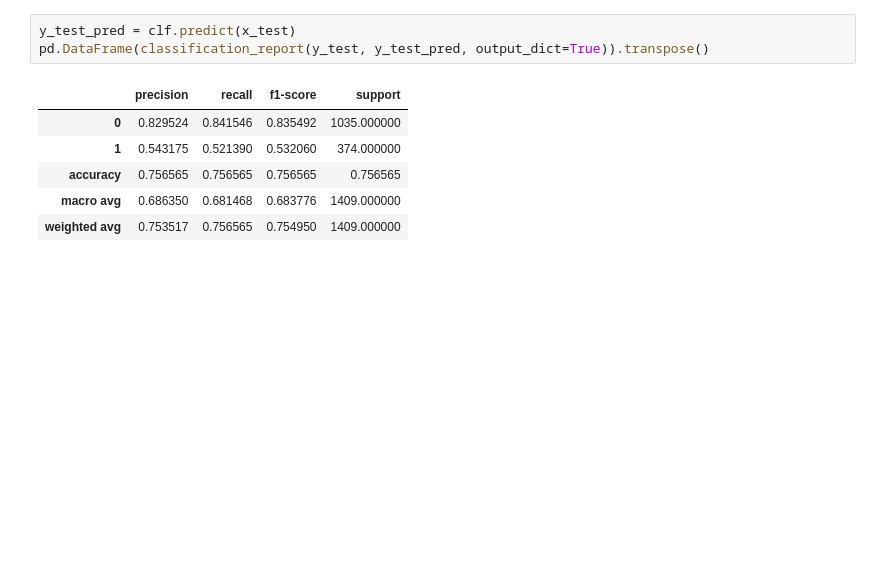
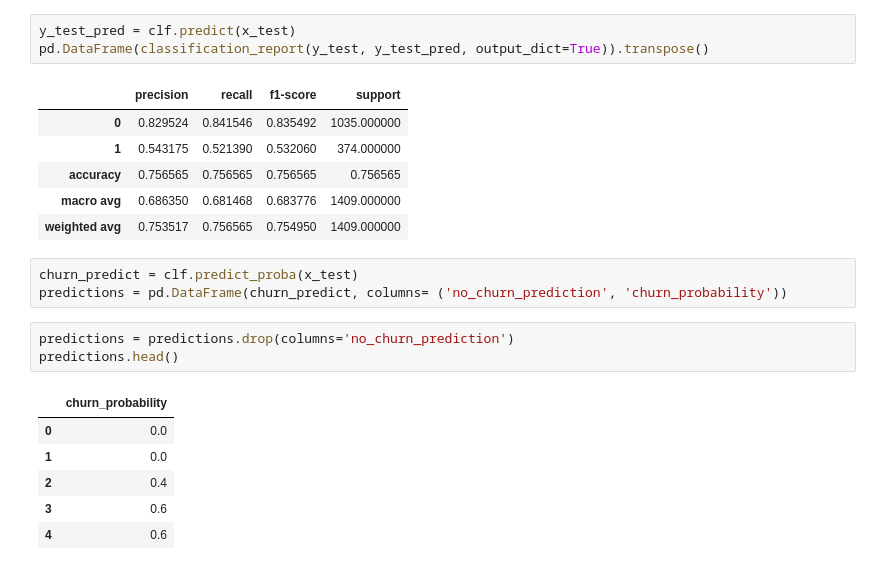
Before and after one commit to NSharick/classification-project, a Jupyter notebook: classification_project_exploration_notebook.ipynb, the cells around one changed output. Drawn from its saved outputs; the diff is of its cells as text; blank space fills up the shorter version.

```diff
--- a/classification_project_exploration_notebook.ipynb
+++ b/classification_project_exploration_notebook.ipynb
@@ -1055,3 +1047,16 @@ pd.DataFrame(classification_report(y_test, y_test_pred, output_dict=True)).trans
 | accuracy | 0.756565 | 0.756565 | 0.756565 | 0.756565 |
 | macro avg | 0.686350 | 0.681468 | 0.683776 | 1409.000000 |
 | weighted avg | 0.753517 | 0.756565 | 0.754950 | 1409.000000 |
+# %%
+churn_predict = clf.predict_proba(x_test)
+predictions = pd.DataFrame(churn_predict, columns= ('no_churn_prediction', 'churn_probability'))
+# %%
+predictions = predictions.drop(columns='no_churn_prediction')
+predictions.head()
+# %% [output]
+|  | churn_probability |
+| 0 | 0.0 |
+| 1 | 0.0 |
+| 2 | 0.4 |
+| 3 | 0.6 |
+| 4 | 0.6 |
```
Also changed, not shown: parts of 15 cells of this notebook, 1 other file.
